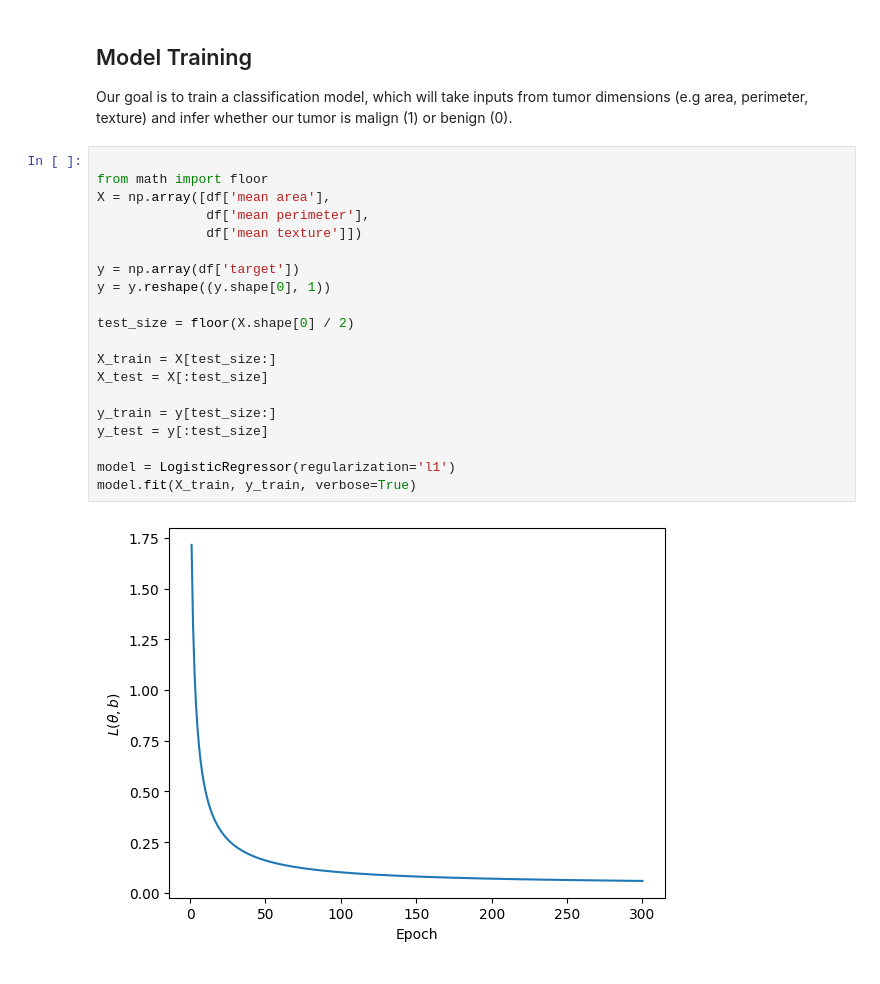
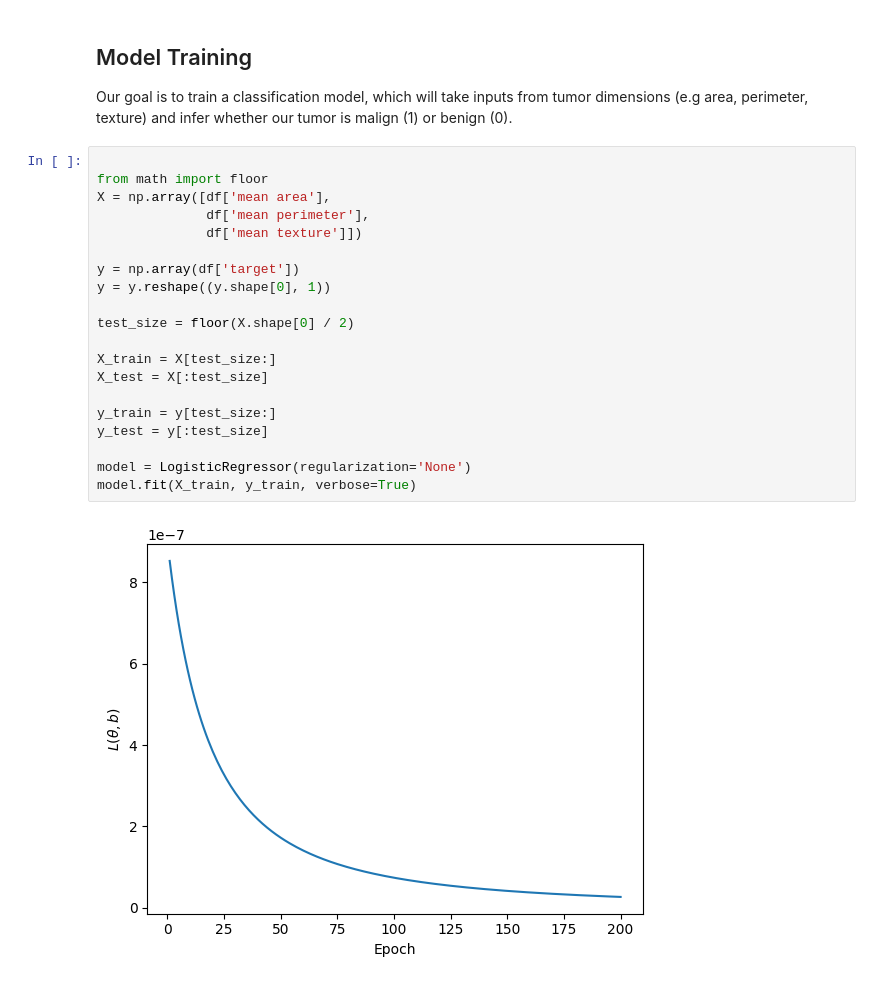
Before and after one commit to arnonhbcs/ML-algorithms-from-scratch, a Jupyter notebook: logistic_regression/examples/breast_cancer.ipynb, the cells around one changed output. Cells and saved outputs as stored; diff of their text form.

```diff
--- a/logistic_regression/examples/breast_cancer.ipynb
+++ b/logistic_regression/examples/breast_cancer.ipynb
@@ -52,22 +52,22 @@ Our goal is to train a classification model, which will take inputs from tumor d
 # %%
 
 from math import floor
 X = np.array([df['mean area'],
               df['mean perimeter'],
               df['mean texture']])
 
 y = np.array(df['target'])
 y = y.reshape((y.shape[0], 1))
 
 test_size = floor(X.shape[0] / 2)
 
 X_train = X[test_size:]
 X_test = X[:test_size]
 
 y_train = y[test_size:]
 y_test = y[:test_size]
 
-model = LogisticRegressor(regularization='l1')
+model = LogisticRegressor(regularization='None')
 model.fit(X_train, y_train, verbose=True)
 # %% [output]
-[figure, old version]
+[figure, new version]
```
Also changed, not shown: 2 other files.
